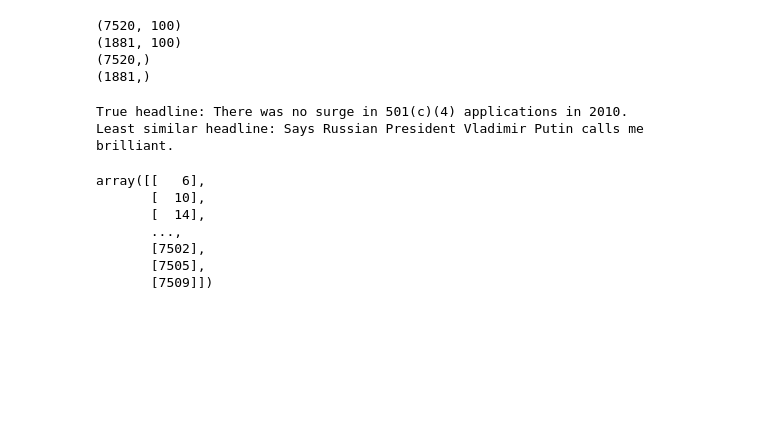
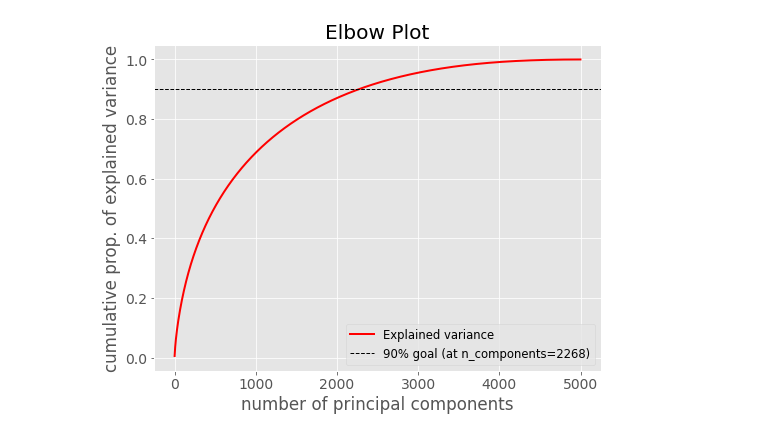
Before and after one commit to mdubatto/capstone2, a Jupyter notebook: src/Untitled.ipynb, the cells around one changed output. Saved outputs shown, nothing was run; the diff lists cells and outputs as text; code cells hidden in the pictures; blank space fills up the shorter version.

```diff
--- a/src/Untitled.ipynb
+++ b/src/Untitled.ipynb
@@ -56 +67,5 @@ Name: target, dtype: int64
+# %%
+comp = ml.elbow_plot(pca_loaded)
+# %% [output]
+[figure, added]
 # %%
@@ -67,32 +75,0 @@ X_train, X_test = nlp.word_embed(bow_train, bow_test, 50)
-# %%
-print(X_train.shape)
-print(X_test.shape)
-print(y_train.shape)
-print(y_test.shape)
-# %% [output]
-(7520, 100)
-(1881, 100)
-(7520,)
-(1881,)
-# %%
-X_train.shape
-cosim = cosine_similarity(X_train[10].reshape(1,-1), X_train)
-
-np.min(cosim)
-
-print("True headline:", corpus_train[10])
-
-print("Least similar headline:", corpus_train[np.argmin(cosim)])
-# %% [output]
-True headline: There was no surge in 501(c)(4) applications in 2010.
-Least similar headline: Says Russian President Vladimir Putin calls me brilliant.
-# %%
-np.argwhere(y_train==0)
-# %% [output]
-array([[   6],
-       [  10],
-       [  14],
-       ...,
-       [7502],
-       [7505],
-       [7509]])
```
Also changed, not shown: parts of 22 cells of this notebook, 12 other files.
